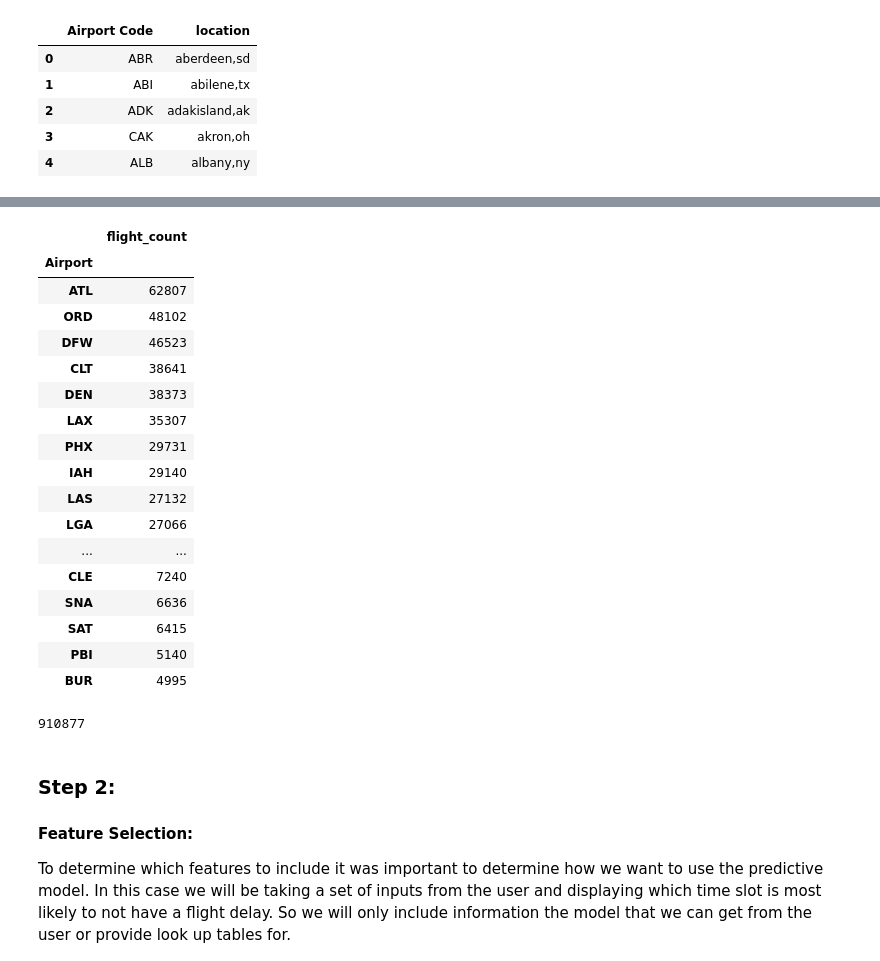
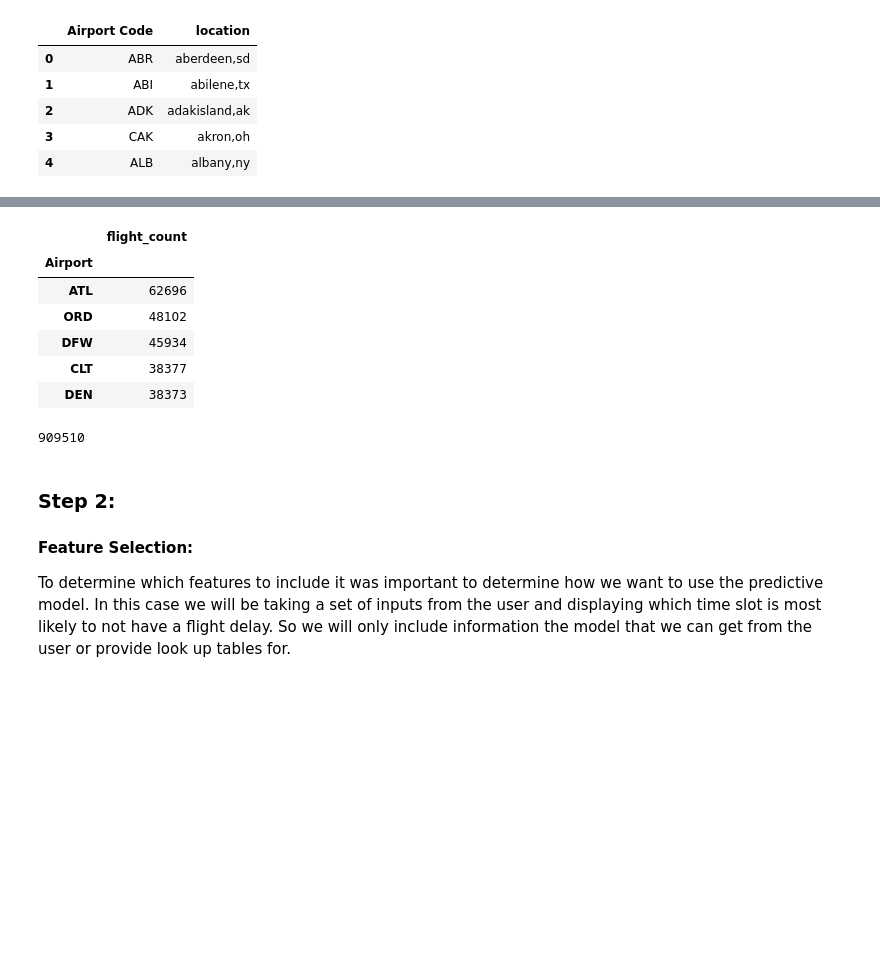
Before and after one commit to Duegan24/Final_Project, a Jupyter notebook: Seg_three_Machine Learning Model.ipynb, the cells around one changed output, grey strips where cells are left out. Saved outputs shown, nothing was run; the diff lists cells and outputs as text; code cells hidden in the pictures; blank space fills up the shorter version.

```diff
--- a/Seg_three_Machine Learning Model.ipynb
+++ b/Seg_three_Machine Learning Model.ipynb
@@ -103 +123,13 @@ weather_merged.head()
+# %%
+# Merge flight and weather data
+flights_merged = pd.merge(flights, weather_merged
+                          ,  how='left'
+                          , left_on=['origin', 'Year', 'Month', 'day_of_month' , 'DEP_Hour']
+                          , right_on = ['Airport Code', 'Year', 'Month', 'Day', 'Hour'])
+# %%
+# Remove any duplicate data that was created during merge with flight data
+filteredList = ['day_of_month', 'day_of_week', 'op_carrier', 'origin', 'dest', 'dep_del15', 'distance'
+                ,'dep_time_blk', 'tail_num']
+
+flights_merged = flights_merged.drop_duplicates(subset = filteredList)
 # %% [markdown]
@@ -147,5 +154,0 @@ len(flights)
-# %%
-flights_merged = pd.merge(flights, weather_merged
-                          ,  how='left'
-                          , left_on=['ORIGIN', 'Year', 'Month', 'DAY_OF_MONTH' , 'DEP_Hour']
-                          , right_on = ['Airport Code', 'Year', 'Month', 'Day', 'Hour'])
@@ -206,27 +188,16 @@ top_50_ORIGIN = flights_cleaned_merged.ORIGIN.value_counts()[:n].index.tolist()
 # %%
 # Output the top 50 for use for the dashboard
-top_50 = pd.DataFrame((flights_cleaned_merged.groupby('ORIGIN').ORIGIN.count().sort_values(ascending=False)[:50]))
+top_50 = pd.DataFrame((flights_cleaned_merged.groupby('origin').origin.count().sort_values(ascending=False)[:50]))
 top_50.index.name = "Airport"
 top_50.columns = ['flight_count']
 top_50.to_csv("top_50_ORIGIN_Airports.csv")
 # %%
-top_50
+top_50.head()
 # %% [output]
 |  | flight_count |
 | Airport |  |
-| ATL | 62807 |
+| ATL | 62696 |
 | ORD | 48102 |
-| DFW | 46523 |
-| CLT | 38641 |
+| DFW | 45934 |
+| CLT | 38377 |
 | DEN | 38373 |
-| LAX | 35307 |
-| PHX | 29731 |
-| IAH | 29140 |
-| LAS | 27132 |
-| LGA | 27066 |
-| ... | ... |
-| CLE | 7240 |
-| SNA | 6636 |
-| SAT | 6415 |
-| PBI | 5140 |
-| BUR | 4995 |
@@ -235,7 +204,9 @@ flights_cleaned_filtered = flights_cleaned_merged[flights_cleaned_merged.ORIGIN.
-# %%
-len(flights_cleaned_filtered)
-# %% [output]
-910877
+# %%
+# To concentrate on only the most frequently used airport, we filtere for the top 50
+flights_cleaned_filtered = flights_cleaned_merged[flights_cleaned_merged.origin.isin(top_50_ORIGIN)]
+len(flights_cleaned_filtered)
+# %% [output]
+909510
 # %% [markdown]
 ### Step 2:
 #### Feature Selection:
```
Also changed, not shown: parts of 67 cells of this notebook, 1 other file.
